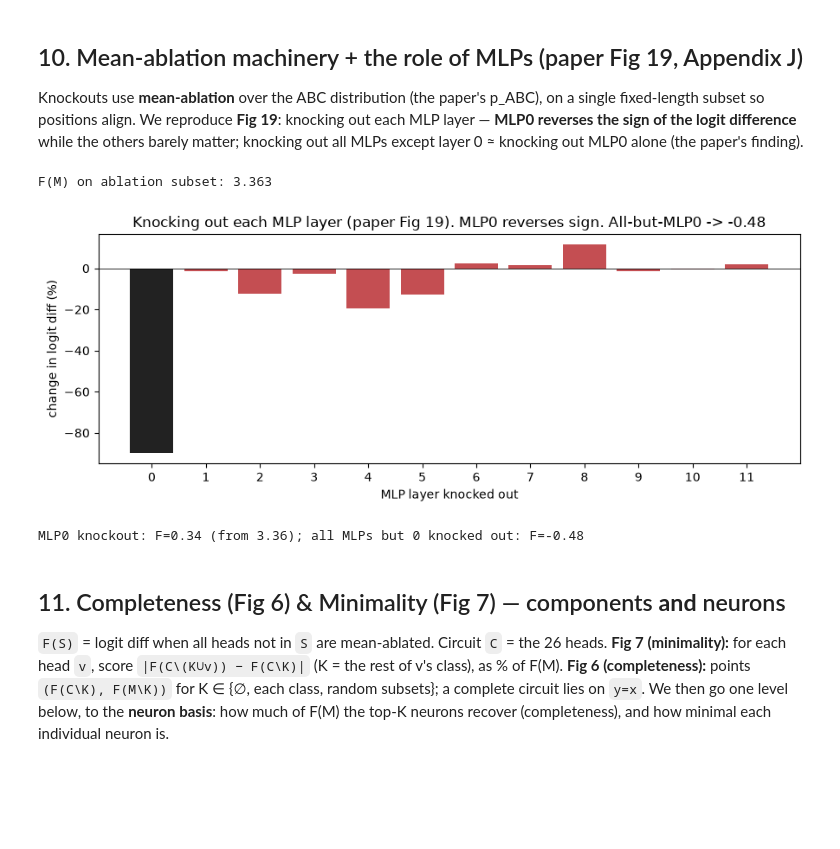
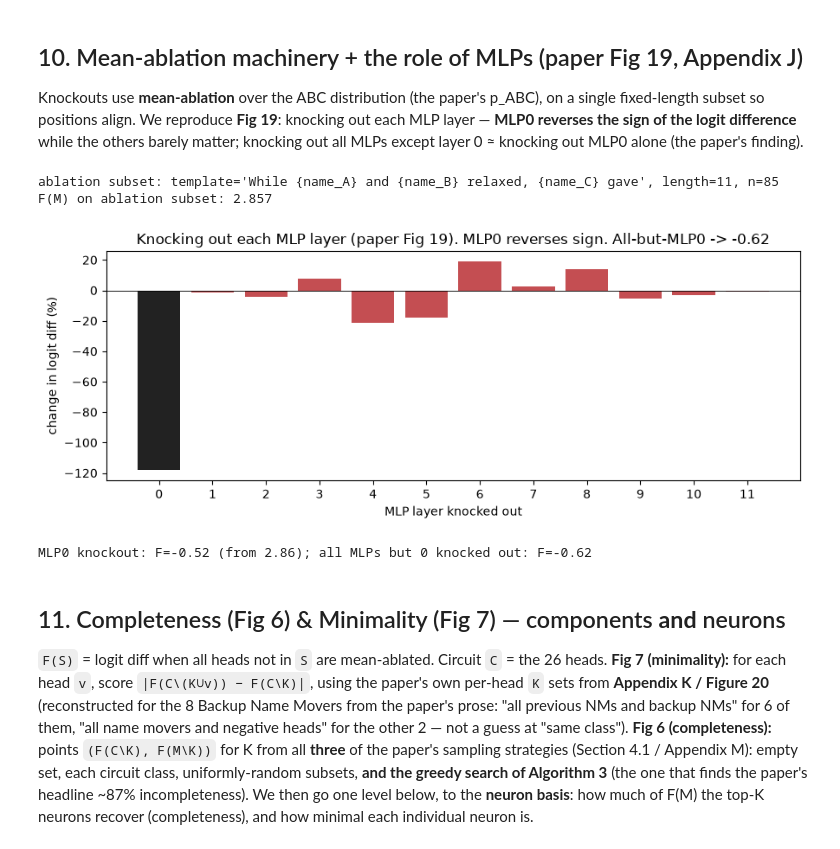
Before and after one commit to nahatav/gpt2-ioi-full-activations, a Jupyter notebook: ioi_full_activations.ipynb, the cells around one changed output. Cells and saved outputs as stored; diff of their text form; code cells hidden in the pictures; blank space fills up the shorter version.

```diff
--- a/ioi_full_activations.ipynb
+++ b/ioi_full_activations.ipynb
@@ -60,10 +72,11 @@ def find_pos(ids, io, s):
     return {"IO":ip[0],"S1":sp[0],"S1+1":sp[0]+1,"S2":sp[-1],"END":len(ids)-1}
 class Batch:
     def __init__(s,cl,co,io,sb,L,p): s.clean=cl; s.corr=co; s.io=io; s.s=sb; s.L=L; s.pos=p
-def build(raw, n=N_MAIN, bs=BS, corruption="abc_counterfactual"):
+def build(raw, n=N_MAIN, bs=BS, corruption="abc_counterfactual", template=None):
     by=defaultdict(list); k=0
     for ex in raw:
         if k>=n: break
+        if template is not None and ex.get("template")!=template: continue
         io,s=ftok(ex["choices"][0]),ftok(ex["choices"][1])
         if io is None or s is None: continue
         ci=tok(ex["prompt"])["input_ids"]; ki=tok(ex[corruption]["prompt"])["input_ids"]
@@ -84,5 +97,6 @@ def build(raw, n=N_MAIN, bs=BS, corruption="abc_counterfactual"):
 raw=load_raw("test"); batches=build(raw)
 NUSED=sum(b.clean.shape[0] for b in batches)
 print("examples:",NUSED,"in",len(batches),"length-groups", sorted({b.L for b in batches}))
+print("templates seen:", len(set(ex["template"] for ex in raw[:NUSED+200])))
 # %% [output]
 examples: 500 in 33 length-groups [11, 12, 13, 14, 15, 16, 17, 18, 19, 20, 21, 22, 23]
@@ -326,7 +341,7 @@ intermediate-node figures (Fig 4b → Name-Mover queries; Fig 5b → S-Inhibitio
 values). Plotted in the paper's convention: logit-diff variation as % of the
 clean logit diff, `RdBu` (blue +, red −), noising sign.
 # %%
-W_U=model.lm_head.weight.detach(); gamma_f=model.transformer.ln_f.weight.detach(); eps_f=model.transformer.ln_f.eps
+W_U=model.lm_head.weight.detach()
 W_O=[model.transformer.h[l].attn.c_proj.weight.detach() for l in range(NL)]
 b_O=[model.transformer.h[l].attn.c_proj.bias.detach() for l in range(NL)]
 W_CA=[model.transformer.h[l].attn.c_attn.weight.detach() for l in range(NL)]
@@ -340,22 +355,27 @@ def cattn_grads(ids,io,s):
         with metric.backward():
             for l in reversed(range(NL)): g[l]=cas[l].grad.save()
     return g
-def ln_scale(r): return gamma_f/((r.var(-1,unbiased=False,keepdim=True)+eps_f).sqrt())
+def ln_scale(r, ln):
+    """gamma/std using THAT LayerNorm's own params and the residual actually feeding it
+    (not the final ln_f) -- the earlier version used ln_f's gamma/eps and the FINAL
+    residual for every intermediate target, which is wrong for non-final layers."""
+    return ln.weight.detach()/((r.var(-1,unbiased=False,keepdim=True)+ln.eps).sqrt())
 dla=torch.zeros(NL,NH); nmq=torch.zeros(NL,NH); siv=torch.zeros(NL,NH); n=0
 NM=CIRCUIT["name_mover"]; SI=CIRCUIT["s_inhibition"]
 for b in batches:
     zc=trace_acts(b.clean,Z); za_=trace_acts(b.corr,Z); mc=trace_acts(b.clean,MH); ma_=trace_acts(b.corr,MH)
     gca=cattn_grads(b.corr,b.io,b.s)
     bs=b.clean.shape[0]; ar=torch.arange(bs,device=DEVICE); end=torch.full((bs,),b.clean.shape[1]-1,device=DEVICE)
-    # reconstruct resid (clean) from emb + writers (box-mutation: robust after backward traces)
     embox=[None]
     with model.trace(b.clean):
         embox[0]=model.transformer.drop.output.save()
     emb=embox[0]
     attn_out=[zc[l]@W_O[l]+b_O[l] for l in range(NL)]
     mlp_out=[mc[l]@model.transformer.h[l].mlp.c_proj.weight.detach()+model.transformer.h[l].mlp.c_proj.bias.detach() for l in range(NL)]
-    resid=emb+sum(attn_out[l]+mlp_out[l] for l in range(NL))
-    rE=resid[ar,end]; scaleE=ln_scale(rE)
+    # resid_pre[l] = residual entering block l's ln_1 (l=0..NL-1); resid_pre[NL] = input to ln_f.
+    resid_pre=[emb]
+    for l in range(NL): resid_pre.append(resid_pre[-1]+attn_out[l]+mlp_out[l])
+    rE=resid_pre[NL][ar,end]; scaleE=ln_scale(rE, model.transformer.ln_f)
     u=(W_U[b.io]-W_U[b.s])
     def contrib(lu,pos):
         dz=(zc[lu][ar,pos]-za_[lu][ar,pos]).reshape(bs,NH,DH); Wo=W_O[lu].reshape(NH,DH,DM)
@@ -364,9 +384,10 @@ for b in batches:
     for lu in range(NL): dla[lu]+=torch.einsum("bhe,be->bh",contrib(lu,end),glog).sum(0).detach().cpu()
     def gtgt(targets,qkv,pos):
         off={"q":0,"k":DM,"v":2*DM}[qkv]; g=torch.zeros(bs,DM,device=DEVICE); mx=0
-        rP=resid[ar,pos]; sc=ln_scale(rP)
         for (ld_,hd) in targets:
-            mx=max(mx,ld_); gq=gca[ld_][ar,pos][:,off+hd*DH:off+(hd+1)*DH]; Wp=W_CA[ld_][:,off+hd*DH:off+(hd+1)*DH]
+            mx=max(mx,ld_)
+            rP=resid_pre[ld_][ar,pos]; sc=ln_scale(rP, model.transformer.h[ld_].ln_1)
+            gq=gca[ld_][ar,pos][:,off+hd*DH:off+(hd+1)*DH]; Wp=W_CA[ld_][:,off+hd*DH:off+(hd+1)*DH]
             g+=(gq@Wp.T)*sc
         return g,mx
     gq,mq=gtgt(NM,"q",end)
@@ -475,9 +496,16 @@ while the others barely matter; knocking out all MLPs except layer 0 ≈ knockin
 out MLP0 alone (the paper's finding).
 # %%
 from collections import Counter
-Lc=Counter(b.L for b in batches).most_common(1)[0][0]
-gl=[b for b in batches if b.L==Lc]
-def cat(attr,k=160): return torch.cat([getattr(b,attr) for b in gl])[:k]
+tmpl_counts=Counter(ex["template"] for ex in raw)
+best_template=tmpl_counts.most_common(1)[0][0]
+# Paper: "we compute the mean of a node across samples of the SAME TEMPLATE" (grammatical
+# role at a position varies across templates, even at the same token length). Group by
+# template first, then by the modal length within that template.
+abl_batches=build(raw, n=len(raw), bs=BS, corruption="abc_counterfactual", template=best_template)
+Lc=Counter(b.L for b in abl_batches).most_common(1)[0][0]
+gl=[b for b in abl_batches if b.L==Lc]
+print(f"ablation subset: template={best_template[:50]!r}, length={Lc}, n={sum(b.clean.shape[0] for b in gl)}")
+def cat(attr,k=200): return torch.cat([getattr(b,attr) for b in gl])[:k]
 A_clean=cat("clean"); A_corr=cat("corr"); A_io=cat("io"); A_s=cat("s")
 A_pos={pn:torch.cat([b.pos[pn] for b in gl])[:A_clean.shape[0]] for pn in POS_NAMES}
 zc_a=trace_acts(A_corr,Z); mc_a=trace_acts(A_corr,MH)
@@ -501,45 +529,51 @@ def F_ablate(keep_heads=None, keep_z=None, keep_mlp=None, ablate_mlp_layers=None
                 km=torch.zeros(DM,device=DEVICE)
                 for h in range(NH):
                     if (l,h) in keep_heads: km[h*DH:(h+1)*DH]=1.0
                 z[:]=z*km[None,None,:]+mean_z[l][None]*(1-km)[None,None,:]
             elif keep_z is not None:
                 km=torch.zeros(DM,device=DEVICE);
                 for d in keep_z.get(l,()): km[d]=1.0
                 z[:]=z*km[None,None,:]+mean_z[l][None]*(1-km)[None,None,:]
             mlp=model.transformer.h[l].mlp.act.output
             if ablate_mlp_layers is not None and l in ablate_mlp_layers:
                 mlp[:]=mean_mh[l][None]
             elif keep_mlp is not None:
                 mm=torch.zeros(DMLP,device=DEVICE)
                 for nr in keep_mlp.get(l,()): mm[nr]=1.0
                 mlp[:]=mlp*mm[None,None,:]+mean_mh[l][None]*(1-mm)[None,None,:]
             elif ablate_mlp_neurons is not None and l in ablate_mlp_neurons:
                 for nr in ablate_mlp_neurons[l]: mlp[:,:,nr]=mean_mh[l][None,:,nr]
         _lobox[0]=model.lm_head.output.save()
     return float(logit_diff(_lobox[0],A_io,A_s))
 
 # Fig 19: knock out each MLP layer
 mlp_ko=[(run_ld_mlp:=F_ablate(ablate_mlp_layers={l}))-F_M for l in range(NL)]
 allbut0=F_ablate(ablate_mlp_layers=set(range(1,NL)))
 fig,ax=plt.subplots(figsize=(9,3.6))
 ax.bar(range(NL),[v/F_M*100 for v in mlp_ko],color=["#222" if l==0 else "#c44e52" for l in range(NL)])
 ax.axhline(0,color="k",lw=.6); ax.set_xticks(range(NL)); ax.set_xlabel("MLP layer knocked out"); ax.set_ylabel("change in logit diff (%)")
 ax.set_title(f"Knocking out each MLP layer (paper Fig 19). MLP0 reverses sign. All-but-MLP0 -> {allbut0:+.2f}")
 plt.tight_layout(); plt.savefig(f"{FIGS}/C_fig19_mlp_role.png",dpi=140); plt.show()
 print(f"MLP0 knockout: F={F_M+mlp_ko[0]:.2f} (from {F_M:.2f}); all MLPs but 0 knocked out: F={allbut0:.2f}")
 # %% [output]
-F(M) on ablation subset: 3.363
+ablation subset: template='While {name_A} and {name_B} relaxed, {name_C} gave', length=11, n=85
+F(M) on ablation subset: 2.857
-[figure, old version]
+[figure, new version]
-MLP0 knockout: F=0.34 (from 3.36); all MLPs but 0 knocked out: F=-0.48
+MLP0 knockout: F=-0.52 (from 2.86); all MLPs but 0 knocked out: F=-0.62
 # %% [markdown]
 ## 11. Completeness (Fig 6) & Minimality (Fig 7) — components **and** neurons
 
 `F(S)` = logit diff when all heads not in `S` are mean-ablated. Circuit `C` = the
-26 heads. **Fig 7 (minimality):** for each head `v`, score `|F(C\(K∪v)) − F(C\K)|`
-(K = the rest of v's class), as % of F(M). **Fig 6 (completeness):** points
-`(F(C\K), F(M\K))` for K ∈ {∅, each class, random subsets}; a complete circuit
-lies on `y=x`. We then go one level below, to the **neuron basis**: how much of F(M) the top-K
-neurons recover (completeness), and how minimal each individual neuron is.
+26 heads. **Fig 7 (minimality):** for each head `v`, score `|F(C\(K∪v)) − F(C\K)|`,
+using the paper's own per-head `K` sets from **Appendix K / Figure 20** (reconstructed
+for the 8 Backup Name Movers from the paper's prose: "all previous NMs and backup NMs"
+for 6 of them, "all name movers and negative heads" for the other 2 — not a guess at
+"same class"). **Fig 6 (completeness):** points `(F(C\K), F(M\K))` for K from all
+**three** of the paper's sampling strategies (Section 4.1 / Appendix M): empty set,
+each circuit class, uniformly-random subsets, **and the greedy search of Algorithm 3**
+(the one that finds the paper's headline ~87% incompleteness). We then go one level
+below, to the **neuron basis**: how much of F(M) the top-K neurons recover (completeness),
+and how minimal each individual neuron is.
 # %%
 ALLH={(l,h) for l in range(NL) for h in range(NH)}
 def F_CK(K): return F_ablate(keep_heads=CIRCUIT_HEADS-set(K))
```
Also changed, not shown: parts of 6 cells of this notebook, 8 other files.
